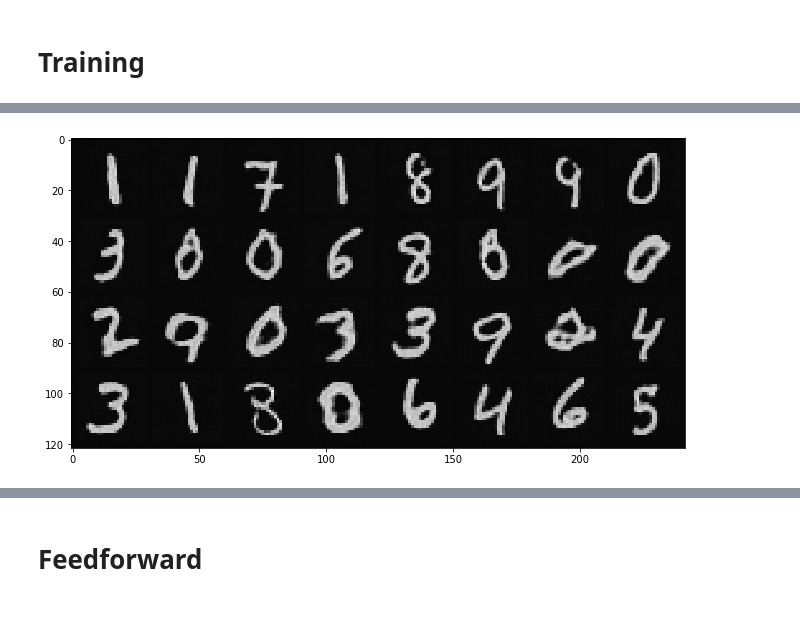
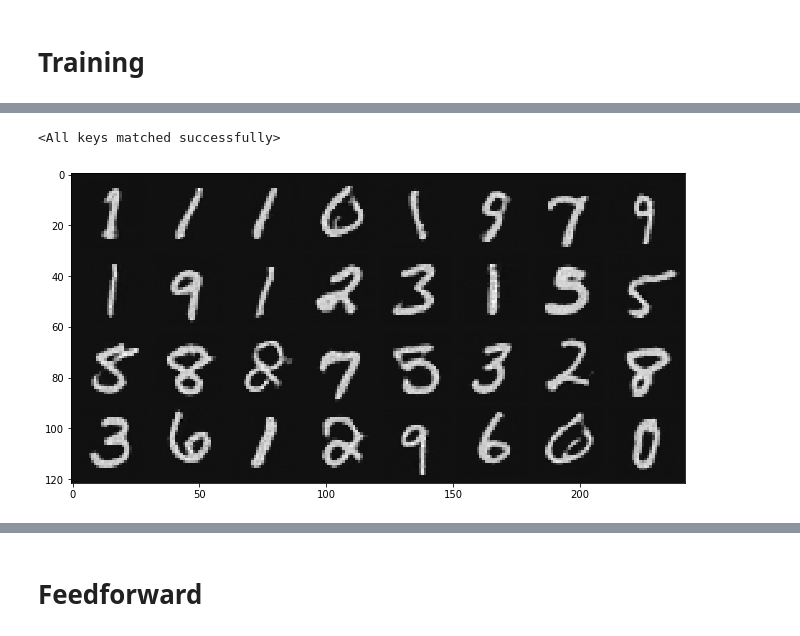
Before and after one commit to simplerick/stylegan2_pytorch, a Jupyter notebook: stylegan2.ipynb, the cells around one changed output, grey strips where cells are left out. Cells and saved outputs as stored; diff of their text form; code cells hidden in the pictures.

```diff
--- a/stylegan2.ipynb
+++ b/stylegan2.ipynb
@@ -253,6 +255,7 @@ blocks = 3
 k_size = 3
 max_fmaps = 128
 min_fmaps = 64
+weights_avg_beta=0.995
 
 device = 'cuda'
 
@@ -266,4 +269,7 @@ train_params = {'max_iter': 25000, 'batch_size' : 160,
 # Training
 # %%
 G = Generator(min_res, max_res, min_fmaps, max_fmaps, act,
-              k_size, blocks, img_channels, latent_size, n_layers, weights_avg_decay=0.99).to(device)
+              k_size, blocks, img_channels, latent_size, n_layers, weights_avg_beta=weights_avg_beta).to(device)
+
+D = Discriminator(min_res, max_res, min_fmaps, max_fmaps, act,
+                   k_size, blocks, img_channels).to(device)
@@ -289,4 +292,4 @@ def init_weights(m):
 G.apply(init_weights)
 D.apply(init_weights);
 # %%
-train(G, D, dataset, **train_params, checkpoint=torch.load('checkpoint.pt'))
+train(G, D, dataset, **train_params, checkpoint=torch.load('last_checkpoint.pt'))
@@ -297,9 +296,12 @@ KeyboardInterrupt:
+# %%
+G.load_state_dict(torch.load('last_checkpoint.pt')['G'])
+# %% [output]
+<All keys matched successfully>
 # %%
-G.truncation_psi = 0.8
-plt.imshow(grid(G.sample_images(32)*std+mean).squeeze())
+plt.imshow(grid(G.sample_images(32, 0.8)*std+mean).squeeze())
 plt.show()
 # %% [output]
-[figure, old version]
+[figure, new version]
 # %%
 real_imgs = dataset.data[:32].unsqueeze(-1)
 print(real_imgs.shape)
```
Also changed, not shown: parts of 21 cells of this notebook.
